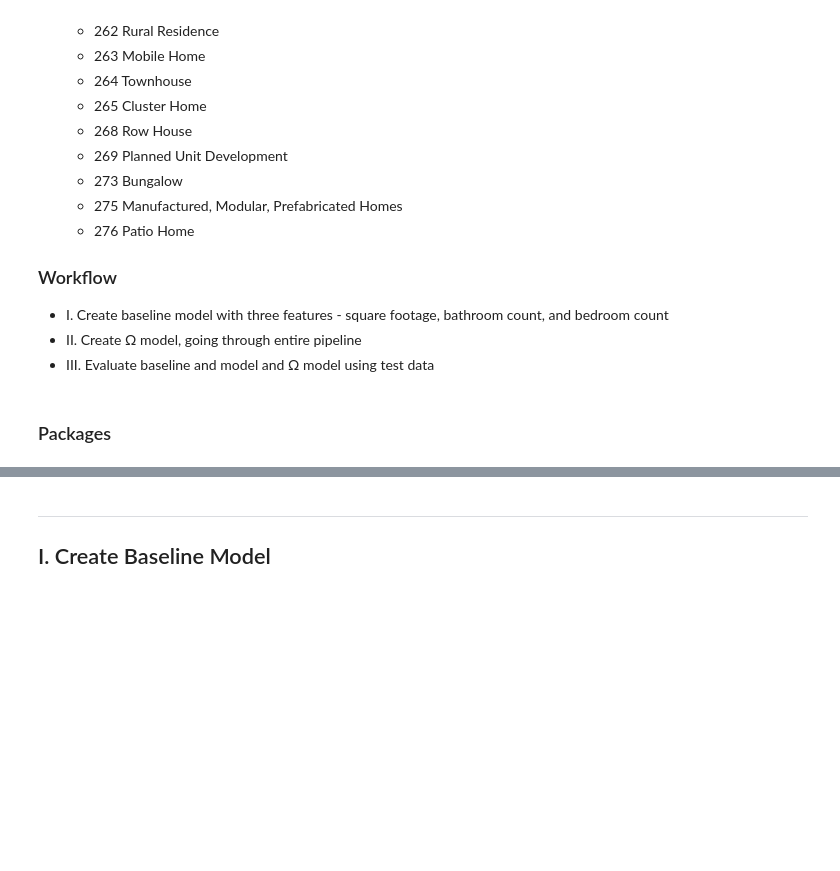
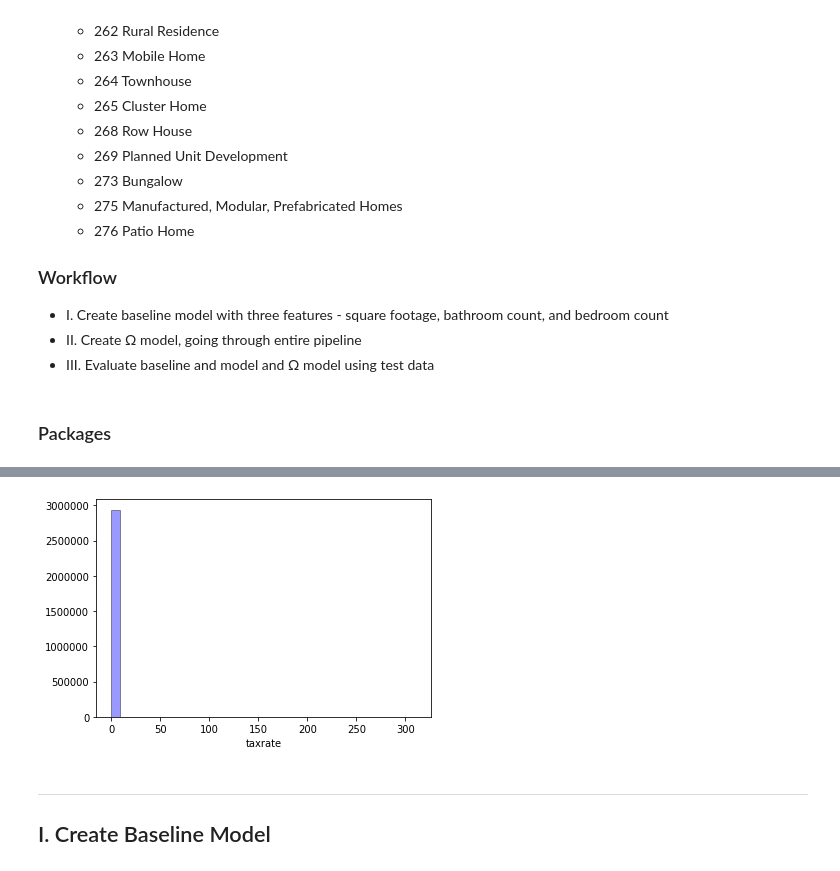
Before and after one commit to crisgiovanoni/zillow_project, a Jupyter notebook: Estimating Assessed Value of Properties - Zillow Dataset.ipynb, the cells around one changed output, grey strips where cells are left out. Saved outputs shown, nothing was run; the diff lists cells and outputs as text; code cells hidden in the pictures; blank space fills up the shorter version.

```diff
--- a/Estimating Assessed Value of Properties - Zillow Dataset.ipynb
+++ b/Estimating Assessed Value of Properties - Zillow Dataset.ipynb
@@ -61,3 +68,7 @@ fips.head()
+# %%
+dist = sns.distplot(dist.taxrate, hist=True, kde=False, bins=int(180/5), color = 'blue',hist_kws={'edgecolor':'black'})
+# %% [output]
+[figure, added]
 # %% [markdown]
 ---
 ## I. Create Baseline Model
```
Also changed, not shown: parts of 10 cells of this notebook.
